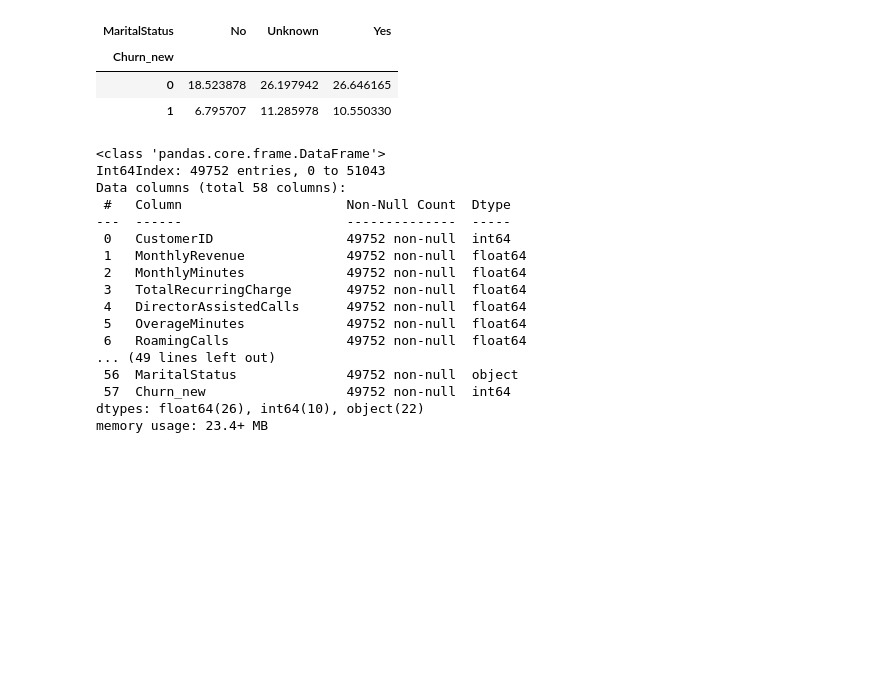
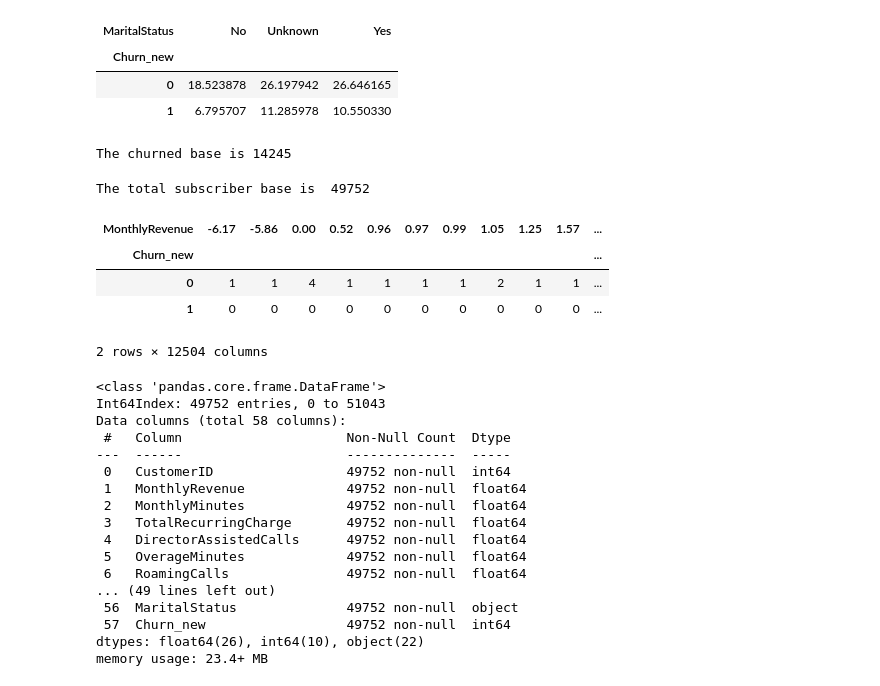
Before and after one commit to vijayvaradh/Telco_churn-prediction, a Jupyter notebook: Churn_prediction_model_.ipynb, the cells around one changed output. Drawn from its saved outputs; the diff is of its cells as text; code cells hidden in the pictures; blank space fills up the shorter version.

```diff
--- a/Churn_prediction_model_.ipynb
+++ b/Churn_prediction_model_.ipynb
@@ -118,6 +118,25 @@ pd.crosstab(df_train.Churn_new,df_train.MaritalStatus).apply(lambda r: r/len(df_
 | Churn_new |  |  |  |
 | 0 | 18.523878 | 26.197942 | 26.646165 |
 | 1 | 6.795707 | 11.285978 | 10.550330 |
+# %%
+# count of all the churn
+churn_base = df_train[df_train['Churn_new'] ==1]['Churn_new'].count()
+print("The churned base is", churn_base)
+# %% [output]
+The churned base is 14245
+# %%
+print("The total subscriber base is ",df_train.CustomerID.count())
+# %% [output]
+The total subscriber base is  49752
+# %%
+# get the monthly revenue of Churned base
+df_train["Churn"]
+# %% [output]
+| MonthlyRevenue | -6.17 | -5.86 | 0.00 | 0.52 | 0.96 | 0.97 | 0.99 | 1.05 | 1.25 | 1.57 | ... |
+| Churn_new |  |  |  |  |  |  |  |  |  |  | ... |
+| 0 | 1 | 1 | 4 | 1 | 1 | 1 | 1 | 2 | 1 | 1 | ... |
+| 1 | 0 | 0 | 0 | 0 | 0 | 0 | 0 | 0 | 0 | 0 | ... |
+2 rows × 12504 columns
 # %%
 df_train = df_train.drop(['Churn'],axis =1)
 df_train.info()
```
Also changed, not shown: parts of 3 cells of this notebook.
